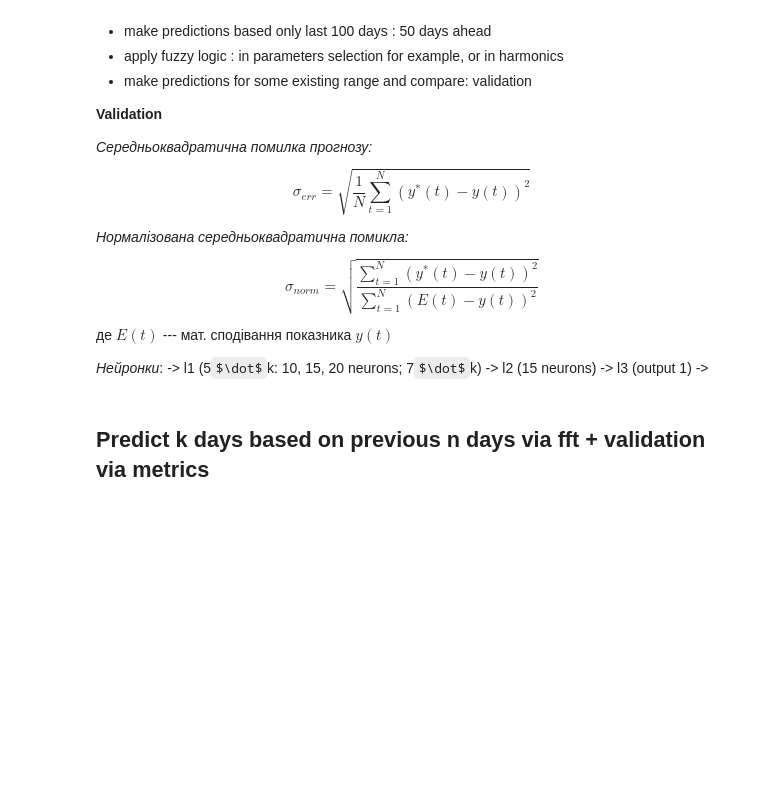
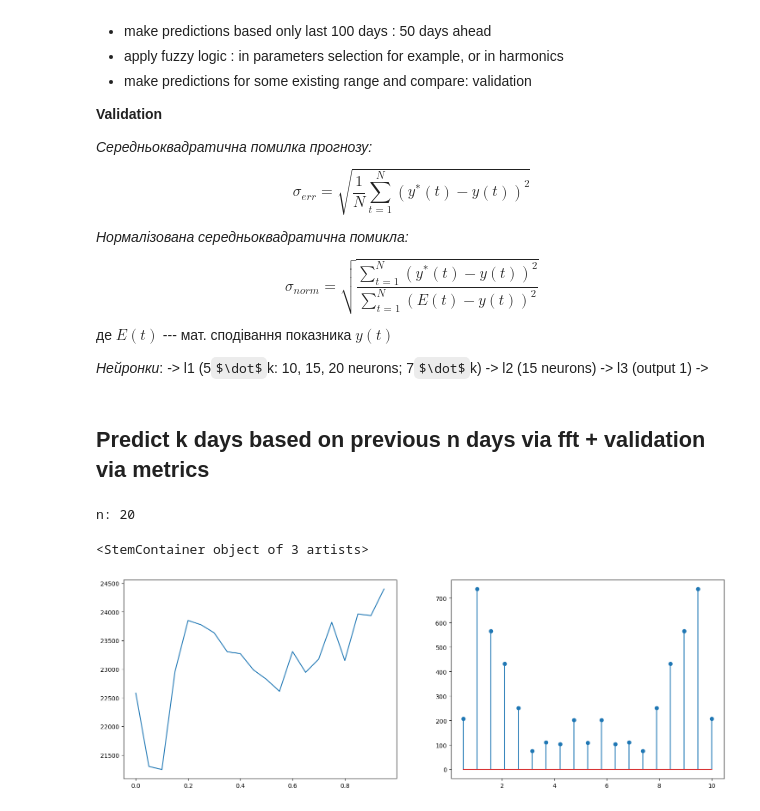
Before and after one commit to mehalyna/nlp-fuzzy, a Jupyter notebook: src/time_series.ipynb, the cells around one changed output. Cells and saved outputs as stored; diff of their text form; code cells hidden in the pictures; some formulas as TeX source; blank space fills up the shorter version.

```diff
--- a/src/time_series.ipynb
+++ b/src/time_series.ipynb
@@ -373,3 +373,41 @@ $$\sigma_{norm} = \sqrt{\frac{\sum_{t=1}^{N}(y^{*}(t) - y(t))^{2}}{ \sum_{t=1}^{
 *Нейронки*:   -> l1 (5$\dot$k: 10, 15, 20 neurons; 7$\dot$k) -> l2 (15 neurons) -> l3 (output 1) ->
 # %% [markdown]
 ## Predict k days based on previous n days via fft + validation via metrics
+# %%
+from scipy import fftpack
+import numpy as np
+import pandas as pd
+
+data = pd.read_csv('../resources/Top 100 Crypto Coins/bitcoin.csv')
+
+take_days = 20
+predict_days = 10
+
+# Frequency and sampling rate
+
+f = 10 # frequency
+
+
+Fs = take_days # sampling rate
+t = np.arange(0,1,1/Fs)
+
+y = np.array(data['Open'])
+data_last_points = y[len(y) - take_days - predict_days: len(y) - predict_days: 1]
+expected = y[len(y) - predict_days: len(y): 1]
+all_data = np.concatenate((data_last_points, expected))
+y_fft = fftpack.fft(data_last_points)
+
+# Plot data
+
+print("n:",take_days)
+fr = Fs/2 * np.linspace(0,1, int(take_days/1))
+y_m = 2/take_days * abs(y_fft[0:np.size(fr)])
+fig, ax = plt.subplots(nrows=1, ncols=2, figsize=(18,6))
+ax[0].plot(t, data_last_points)    # plot time series
+
+#ax[1].stem(fr, y_m) # plot freq domain -- remove 0 to see the detail
+ax[1].stem(fr[1:], y_m[1:]) # plot freq domain -- remove 0 to see the detail
+# %% [output]
+n: 20
+<StemContainer object of 3 artists>
+[figure, added]
```
Also changed, not shown: parts of 2 cells of this notebook.
